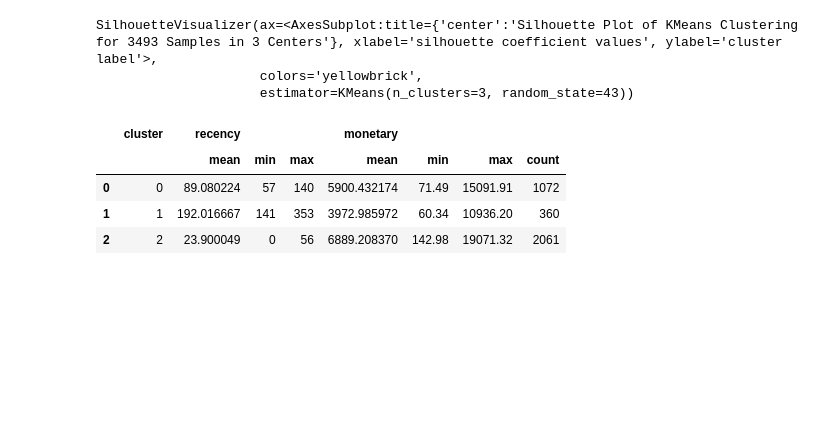
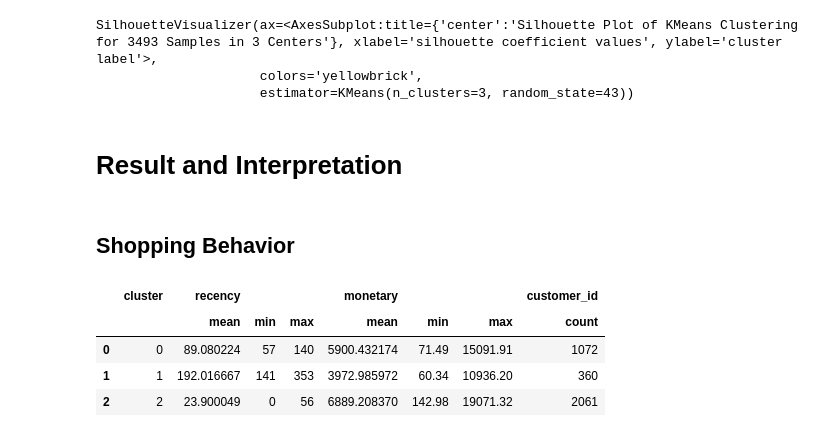
Before and after one commit to mhaniffajari/KPMG-AU-Data-Analytics, a Jupyter notebook: Customer_Segmentation_KPMG.ipynb, the cells around one changed output. Drawn from its saved outputs; the diff is of its cells as text; code cells hidden in the pictures; blank space fills up the shorter version.

```diff
--- a/Customer_Segmentation_KPMG.ipynb
+++ b/Customer_Segmentation_KPMG.ipynb
@@ -410,7 +410,7 @@ for j in range (0,len(categorical)):
 model_table[numerical] = model_table[numerical].fillna(model_table[numerical].median())
 # %%
 model_table['state'] = model_table['state'].fillna('NSW')
-model_table['wealth_segment'] = model_table['state'].fillna('Mass Customer')
+model_table['wealth_segment'] = model_table['wealth_segment'].fillna('Mass Customer')
 model_table['job_industry_category'] = model_table['job_industry_category'].fillna('Manufacturing')
 # %%
 preprocessing(model_table)
@@ -491,11 +491,15 @@ SilhouetteVisualizer(ax=<AxesSubplot:title={'center':'Silhouette Plot of KMeans
 kmeans = KMeans(n_clusters=3,random_state=43).fit(model)
 # %%
 model_table['cluster'] = kmeans.labels_
+# %% [markdown]
+# Result and Interpretation
+# %% [markdown]
+## Shopping Behavior
 # %%
 model_table.groupby('cluster').agg({'recency':['mean','min','max']
-                             ,'monetary':['mean','min','max','count']}).reset_index()
+                             ,'monetary':['mean','min','max'],'customer_id':['count']}).reset_index()
 # %% [output]
-|  | cluster | recency |  |  | monetary |  |  |  |
+|  | cluster | recency |  |  | monetary |  |  | customer_id |
 |  |  | mean | min | max | mean | min | max | count |
 | 0 | 0 | 89.080224 | 57 | 140 | 5900.432174 | 71.49 | 15091.91 | 1072 |
 | 1 | 1 | 192.016667 | 141 | 353 | 3972.985972 | 60.34 | 10936.20 | 360 |
```
Also changed, not shown: parts of 22 cells of this notebook.
